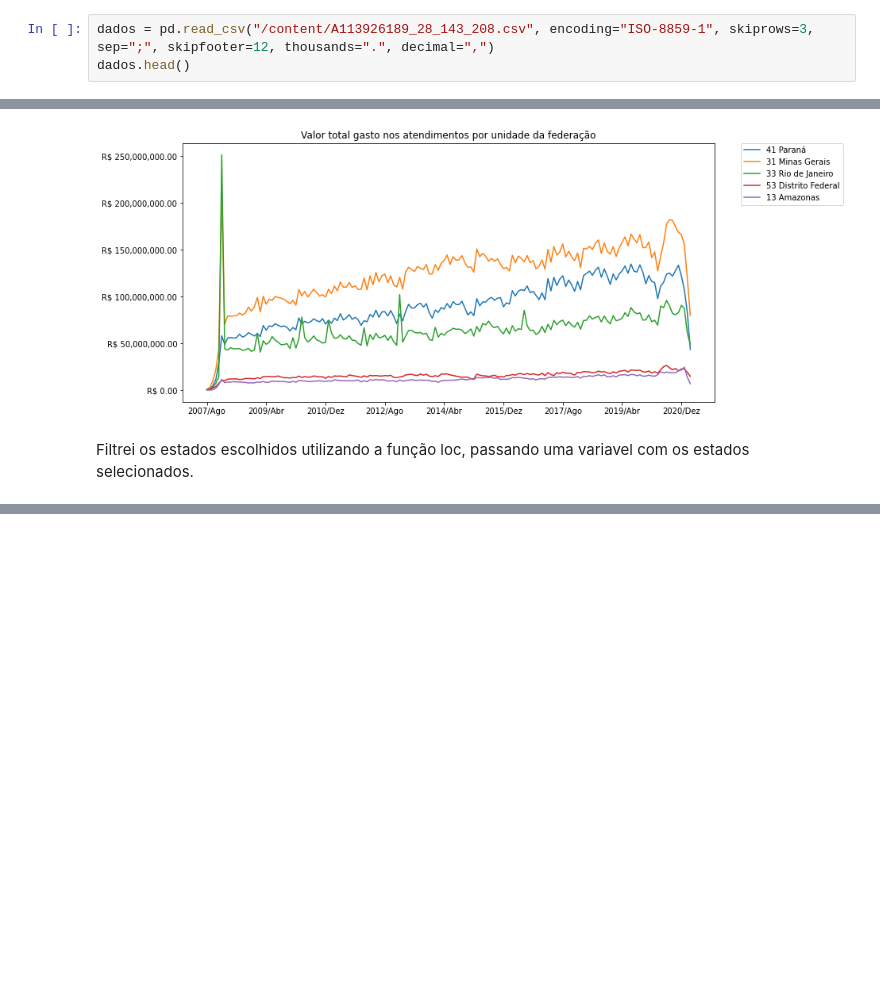
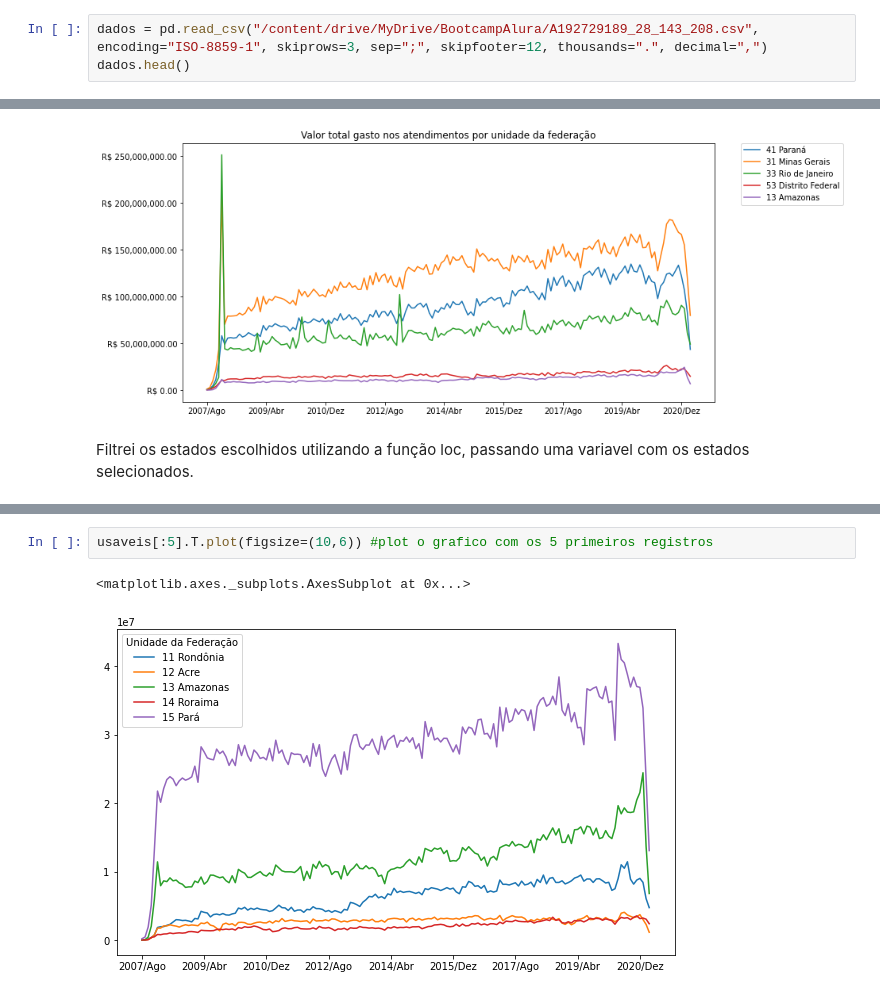
Before and after one commit to fred-carneiro/bootcamp-alura, a Jupyter notebook: Bootcamp_Data_Science_Modulo_1.ipynb, the cells around one changed output, grey strips where cells are left out. Saved outputs shown, nothing was run; the diff lists cells and outputs as text; blank space fills up the shorter version.

```diff
--- a/Bootcamp_Data_Science_Modulo_1.ipynb
+++ b/Bootcamp_Data_Science_Modulo_1.ipynb
@@ -66,7 +66,7 @@ Analisando os dados do grafico acima, percebemos que neste mês de Março de 201
 # %%
 import pandas as pd
 # %%
-dados = pd.read_csv("/content/A113926189_28_143_208.csv", encoding="ISO-8859-1", skiprows=3, sep=";", skipfooter=12, thousands=".", decimal=",")
+dados = pd.read_csv("/content/drive/MyDrive/BootcampAlura/A192729189_28_143_208.csv", encoding="ISO-8859-1", skiprows=3, sep=";", skipfooter=12, thousands=".", decimal=",")
 dados.head()
 # %% [output]
 |  | Unidade da Federação | 1992/Mar | 1992/Abr | 1993/Mai | 1993/Dez | 1994/Jan | 1994/Fev | 1994/Mai | 1994/Ago | ... |
@@ -216,0 +240,5 @@ Filtrei os estados escolhidos utilizando a função loc, passando uma variavel c
+# %%
+usaveis[:5].T.plot(figsize=(10,6)) #plot o grafico com os 5 primeiros registros
+# %% [output]
+<matplotlib.axes._subplots.AxesSubplot at 0x...>
+[figure, added]
```
Also changed, not shown: parts of 31 cells of this notebook.
